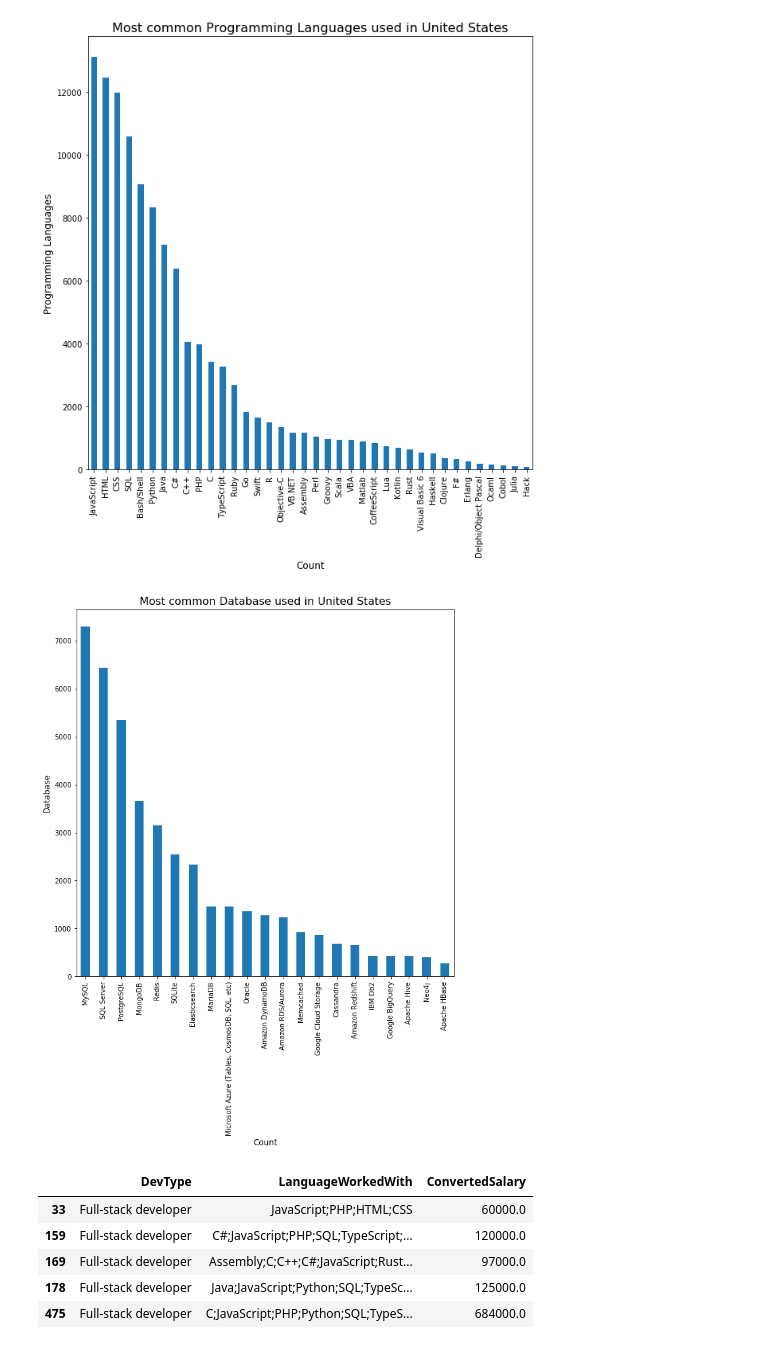
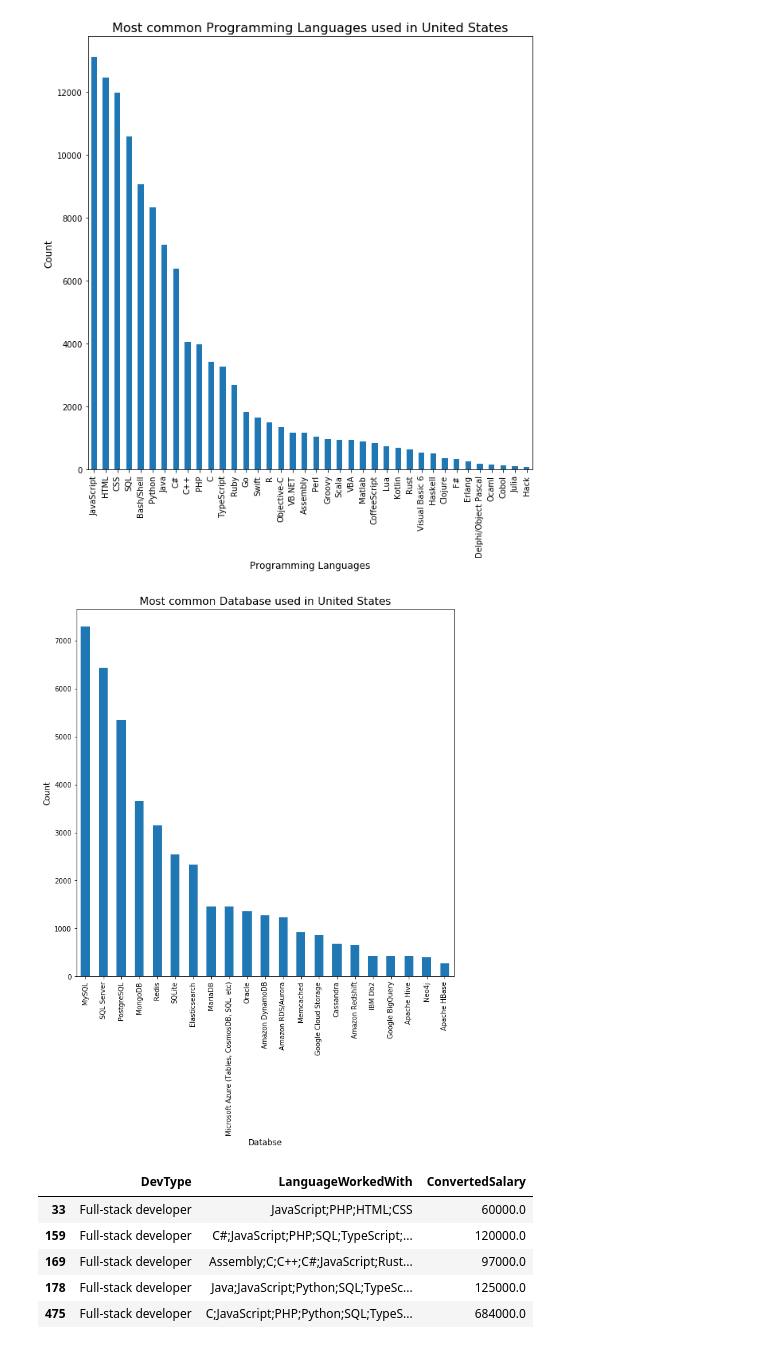
Before and after one commit to Nupurgopali/Data-Science-Blog, a Jupyter notebook: Blog_code.ipynb, the cells around one changed output. Saved outputs shown, nothing was run; the diff lists cells and outputs as text; code cells hidden in the pictures.

```diff
--- a/Blog_code.ipynb
+++ b/Blog_code.ipynb
@@ -36,13 +77,13 @@ US_2018 = df_2018[df_2018.Country=='United States']
 # %%
 #Find the most common language in US
 Top_languages = US_2018['LanguageWorkedWith'].str.split(';', expand=True).stack().value_counts()   #Splitting the row  values wrt ';'
 plt.figure(figsize=(10,10))                                                                      #Setting the dimensions of frame
 Top_languages.plot(kind="bar")                                                                   #Setting th type of graph as bar
-plt.xlabel("Count", fontsize = 12)
-plt.ylabel("Programming Languages", fontsize = 12)
+plt.xlabel("Programming Languages", fontsize = 12)
+plt.ylabel("Count", fontsize = 12)
 
 plt.title('Most common Programming Languages used in United States', size = 16)
 plt.show()
 # %% [output]
-[figure, old version]
+[figure, new version]
 # %%
@@ -60,11 +114,11 @@ plt.show()
 Top_databases = US_2018['DatabaseWorkedWith'].str.split(';', expand=True).stack().value_counts()   #Splitting the row  values wrt ;
 plt.figure(figsize=(10,10))                                                                          #Setting the dimensions of frame
 Top_databases.plot(kind="bar")                                                                       #Setting th type of graph as bar
-plt.xlabel("Count", fontsize = 12)
-plt.ylabel("Database", fontsize = 12)
+plt.xlabel("Databse", fontsize = 12)
+plt.ylabel("Count", fontsize = 12)
 
 plt.title('Most common Database used in United States', size = 16)
 plt.show()
 # %% [output]
-[figure, old version]
+[figure, new version]
 # %%
```
Also changed, not shown: parts of 24 cells of this notebook.
